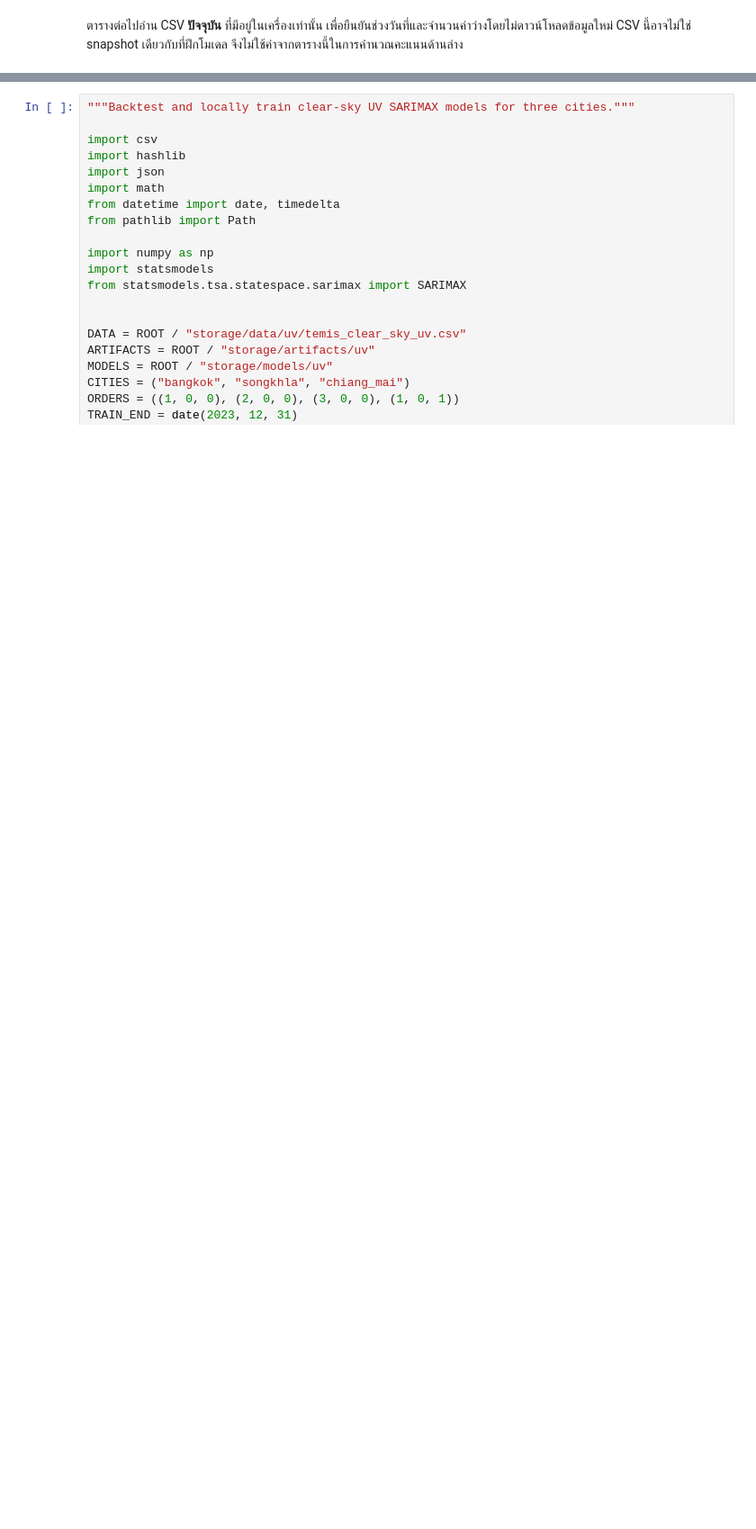
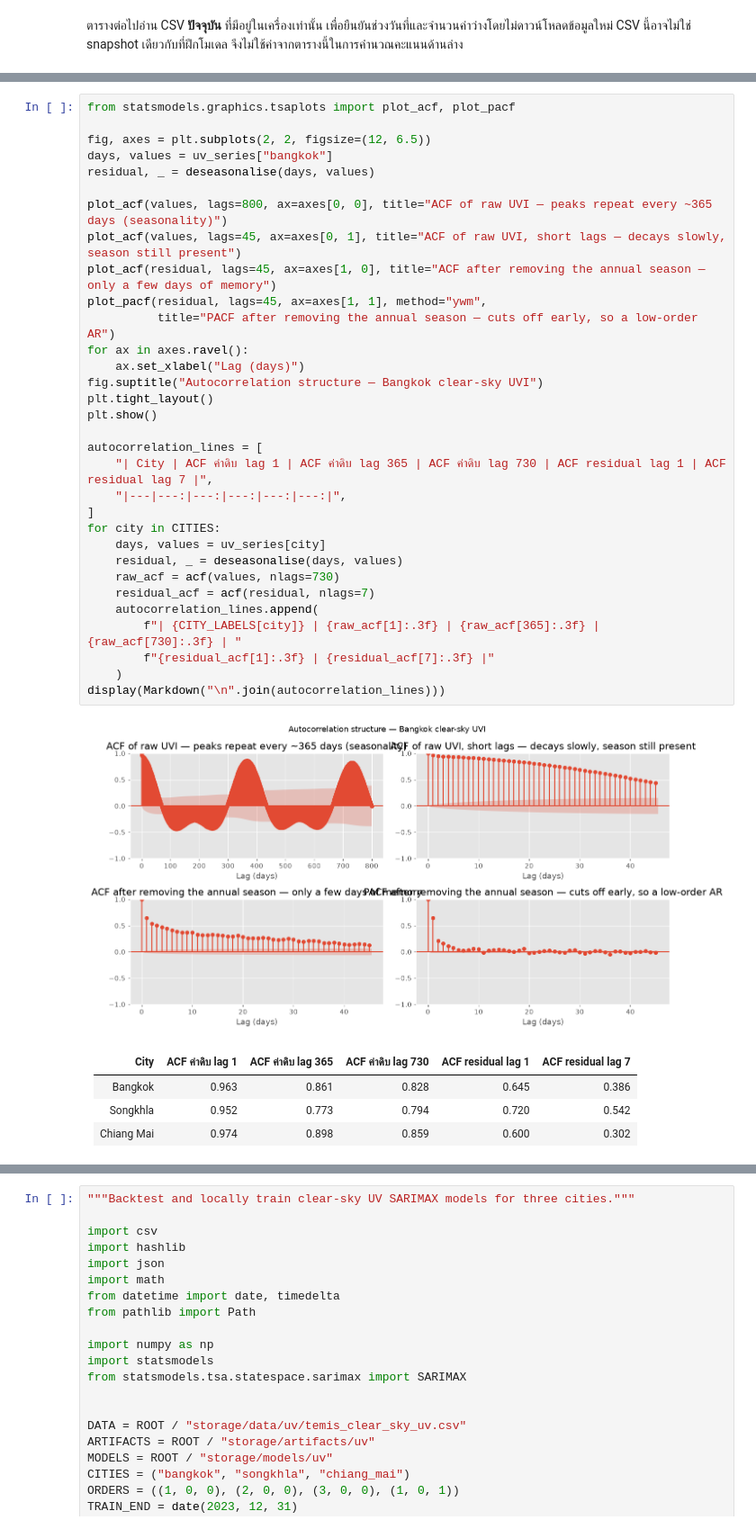
Before and after one commit to PacharaponK/Aphrodize, a Jupyter notebook: models/time-series/uv/uv_model_evaluation.ipynb, the cells around one changed output, grey strips where cells are left out. Shown at 90% size. Saved outputs shown, nothing was run; the diff lists cells and outputs as text; blank space fills up the shorter version.

```diff
--- a/models/time-series/uv/uv_model_evaluation.ipynb
+++ b/models/time-series/uv/uv_model_evaluation.ipynb
@@ -130,0 +372,39 @@ display(Markdown("| City | Rows | First date | Last date | Missing UV |\n|---|--
+# %%
+from statsmodels.graphics.tsaplots import plot_acf, plot_pacf
+
+fig, axes = plt.subplots(2, 2, figsize=(12, 6.5))
+days, values = uv_series["bangkok"]
+residual, _ = deseasonalise(days, values)
+
+plot_acf(values, lags=800, ax=axes[0, 0], title="ACF of raw UVI — peaks repeat every ~365 days (seasonality)")
+plot_acf(values, lags=45, ax=axes[0, 1], title="ACF of raw UVI, short lags — decays slowly, season still present")
+plot_acf(residual, lags=45, ax=axes[1, 0], title="ACF after removing the annual season — only a few days of memory")
+plot_pacf(residual, lags=45, ax=axes[1, 1], method="ywm",
+          title="PACF after removing the annual season — cuts off early, so a low-order AR")
+for ax in axes.ravel():
+    ax.set_xlabel("Lag (days)")
+fig.suptitle("Autocorrelation structure — Bangkok clear-sky UVI")
+plt.tight_layout()
+plt.show()
+
+autocorrelation_lines = [
+    "| City | ACF ค่าดิบ lag 1 | ACF ค่าดิบ lag 365 | ACF ค่าดิบ lag 730 | ACF residual lag 1 | ACF residual lag 7 |",
+    "|---|---:|---:|---:|---:|---:|",
+]
+for city in CITIES:
+    days, values = uv_series[city]
+    residual, _ = deseasonalise(days, values)
+    raw_acf = acf(values, nlags=730)
+    residual_acf = acf(residual, nlags=7)
+    autocorrelation_lines.append(
+        f"| {CITY_LABELS[city]} | {raw_acf[1]:.3f} | {raw_acf[365]:.3f} | {raw_acf[730]:.3f} | "
+        f"{residual_acf[1]:.3f} | {residual_acf[7]:.3f} |"
+    )
+display(Markdown("\n".join(autocorrelation_lines)))
+# %% [output]
+[figure, added]
+| City | ACF ค่าดิบ lag 1 | ACF ค่าดิบ lag 365 | ACF ค่าดิบ lag 730 | ACF residual lag 1 | ACF residual lag 7 |
+|---|---:|---:|---:|---:|---:|
+| Bangkok | 0.963 | 0.861 | 0.828 | 0.645 | 0.386 |
+| Songkhla | 0.952 | 0.773 | 0.794 | 0.720 | 0.542 |
+| Chiang Mai | 0.974 | 0.898 | 0.859 | 0.600 | 0.302 |
```
Also changed, not shown: parts of 35 cells of this notebook.
